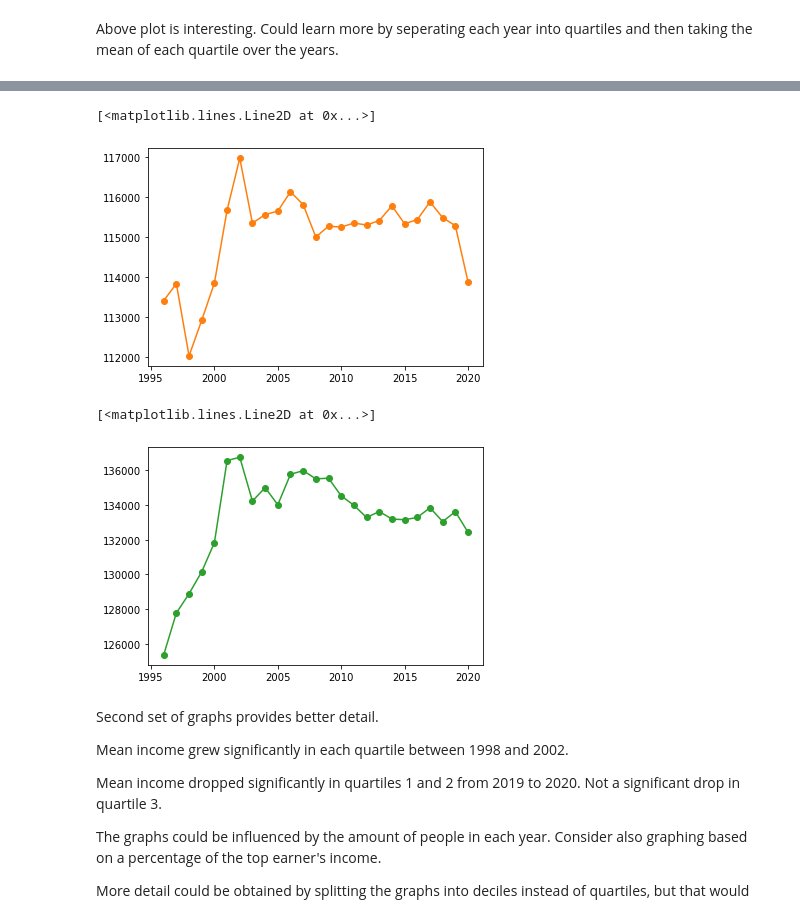
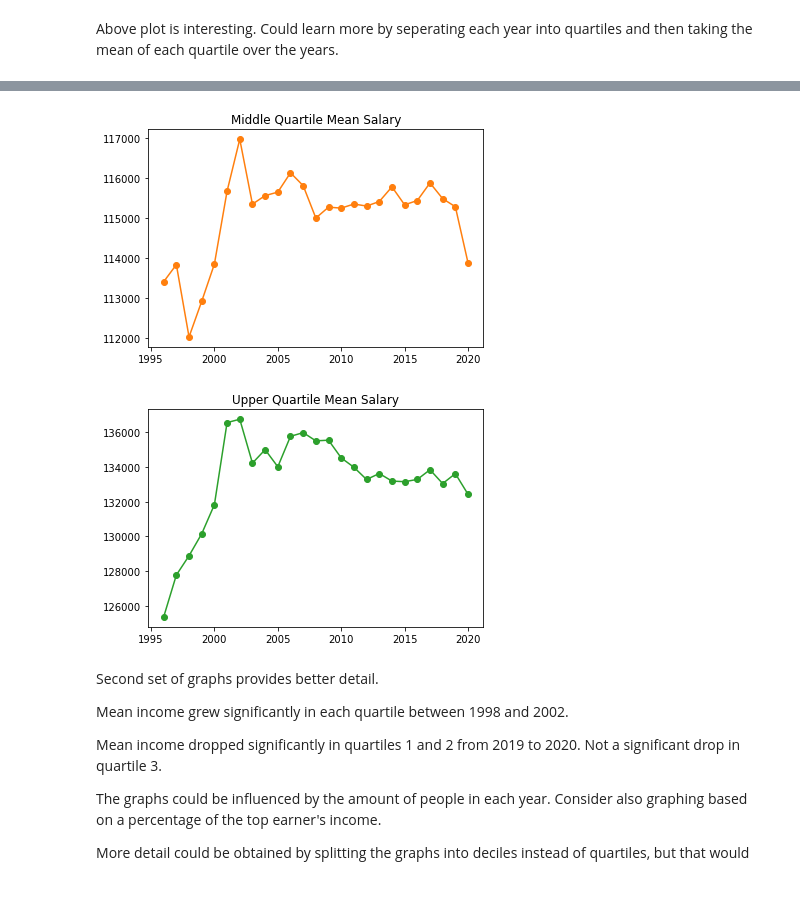
Before and after one commit to sunshinesquad/sunshine-report, a Jupyter notebook: income_charts_alex.ipynb, the cells around one changed output, grey strips where cells are left out. Drawn from its saved outputs; the diff is of its cells as text; code cells hidden in the pictures; blank space fills up the shorter version.

```diff
--- a/income_charts_alex.ipynb
+++ b/income_charts_alex.ipynb
@@ -93,13 +113,13 @@ plt.plot(years, sunQ1, marker = 'o', color = 'tab:blue')
 # %%
 plt.plot(years, sunQ2, marker = 'o', color = 'tab:orange')
+plt.title("Middle Quartile Mean Salary");
 # %% [output]
-[<matplotlib.lines.Line2D at 0x...>]
-[figure, old version]
+[figure, new version]
 # %%
 plt.plot(years, sunQ3, marker = 'o', color = 'tab:green')
+plt.title("Upper Quartile Mean Salary");
 # %% [output]
-[<matplotlib.lines.Line2D at 0x...>]
-[figure, old version]
+[figure, new version]
 # %% [markdown]
 Second set of graphs provides better detail.
 
```
Also changed, not shown: parts of 13 cells of this notebook.
